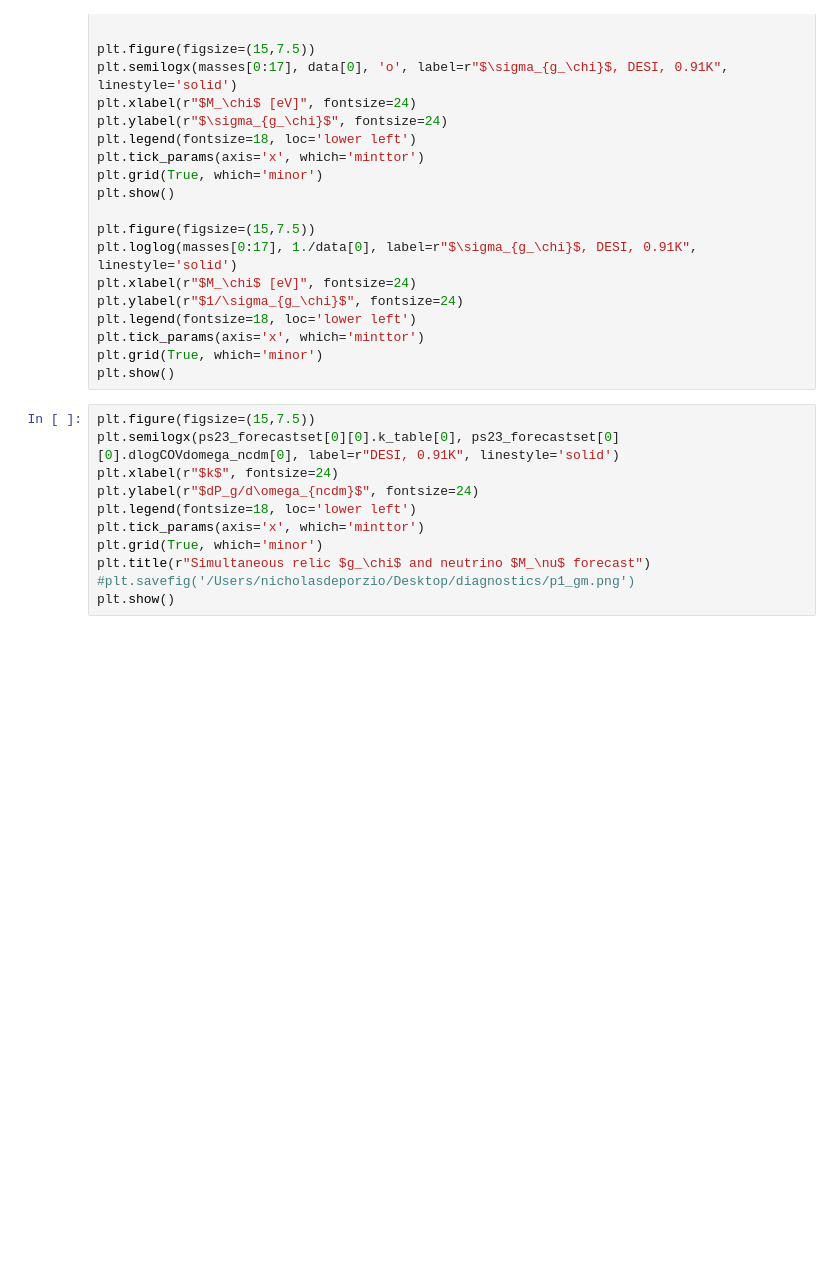
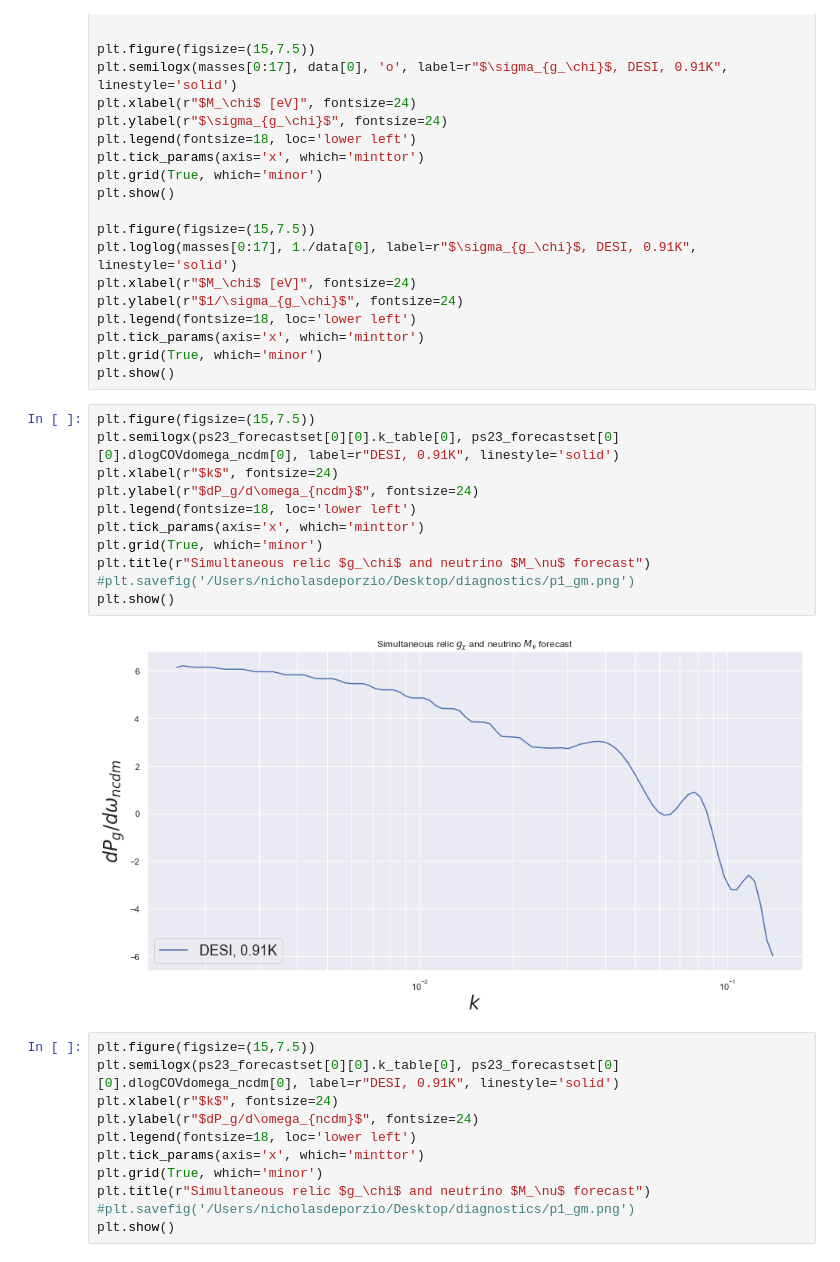
Before and after one commit to ndeporzio/cosmicfish, a Jupyter notebook: diagnostics/temp_2relic.ipynb, the cells around one changed output. Cells and saved outputs as stored; diff of their text form; blank space fills up the shorter version.

```diff
--- a/diagnostics/temp_2relic.ipynb
+++ b/diagnostics/temp_2relic.ipynb
@@ -32,6 +32,19 @@ plt.legend(fontsize=18, loc='lower left')
 plt.tick_params(axis='x', which='minttor')
 plt.grid(True, which='minor')
 plt.show()
+# %%
+plt.figure(figsize=(15,7.5))
+plt.semilogx(ps23_forecastset[0][0].k_table[0], ps23_forecastset[0][0].dlogCOVdomega_ncdm[0], label=r"DESI, 0.91K", linestyle='solid')
+plt.xlabel(r"$k$", fontsize=24)
+plt.ylabel(r"$dP_g/d\omega_{ncdm}$", fontsize=24)
+plt.legend(fontsize=18, loc='lower left')
+plt.tick_params(axis='x', which='minttor')
+plt.grid(True, which='minor')
+plt.title(r"Simultaneous relic $g_\chi$ and neutrino $M_\nu$ forecast")
+#plt.savefig('/Users/nicholasdeporzio/Desktop/diagnostics/p1_gm.png')
+plt.show()
+# %% [output]
+[figure, added]
 # %%
 plt.figure(figsize=(15,7.5))
 plt.semilogx(ps23_forecastset[0][0].k_table[0], ps23_forecastset[0][0].dlogCOVdomega_ncdm[0], label=r"DESI, 0.91K", linestyle='solid')
```
Also changed, not shown: 5 other files.
